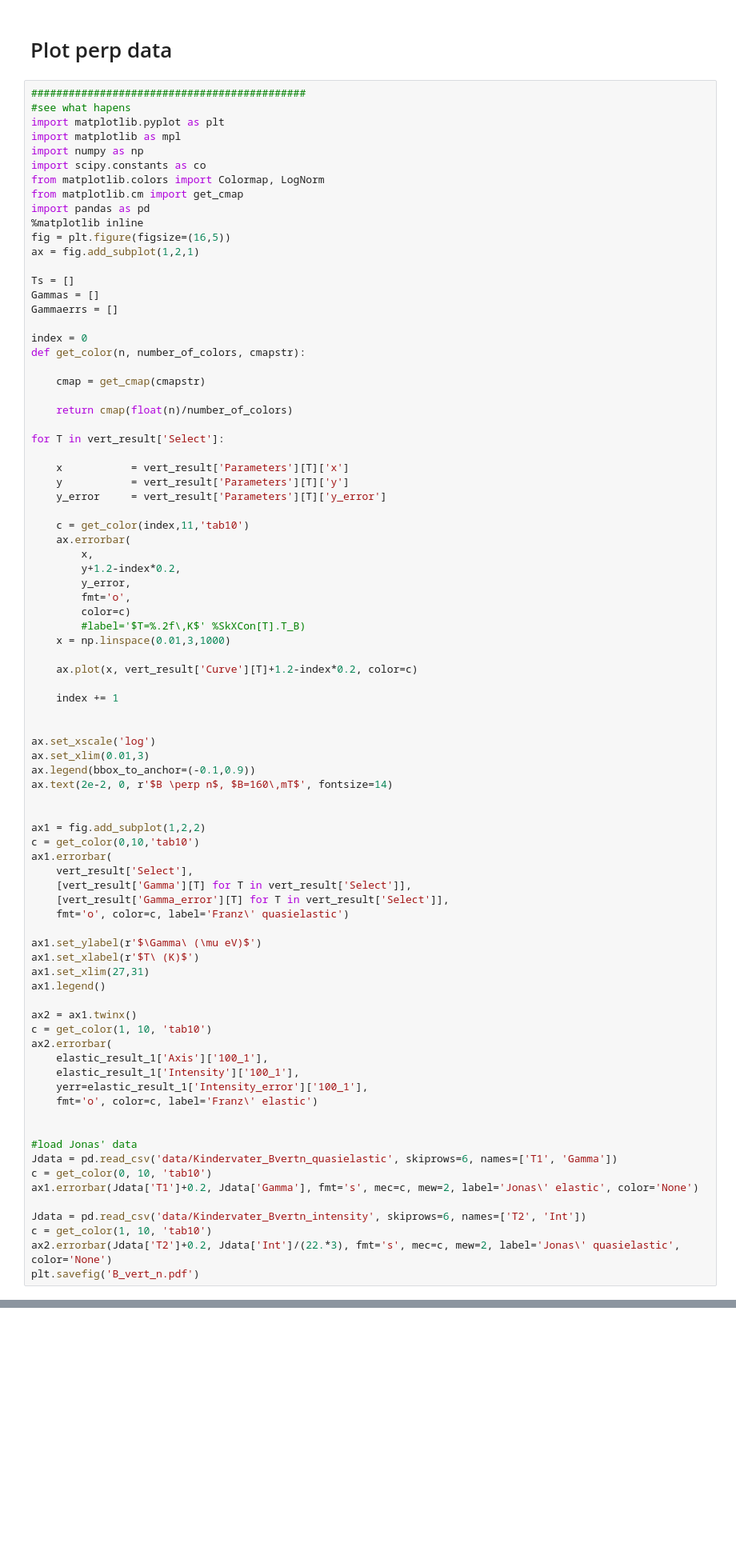
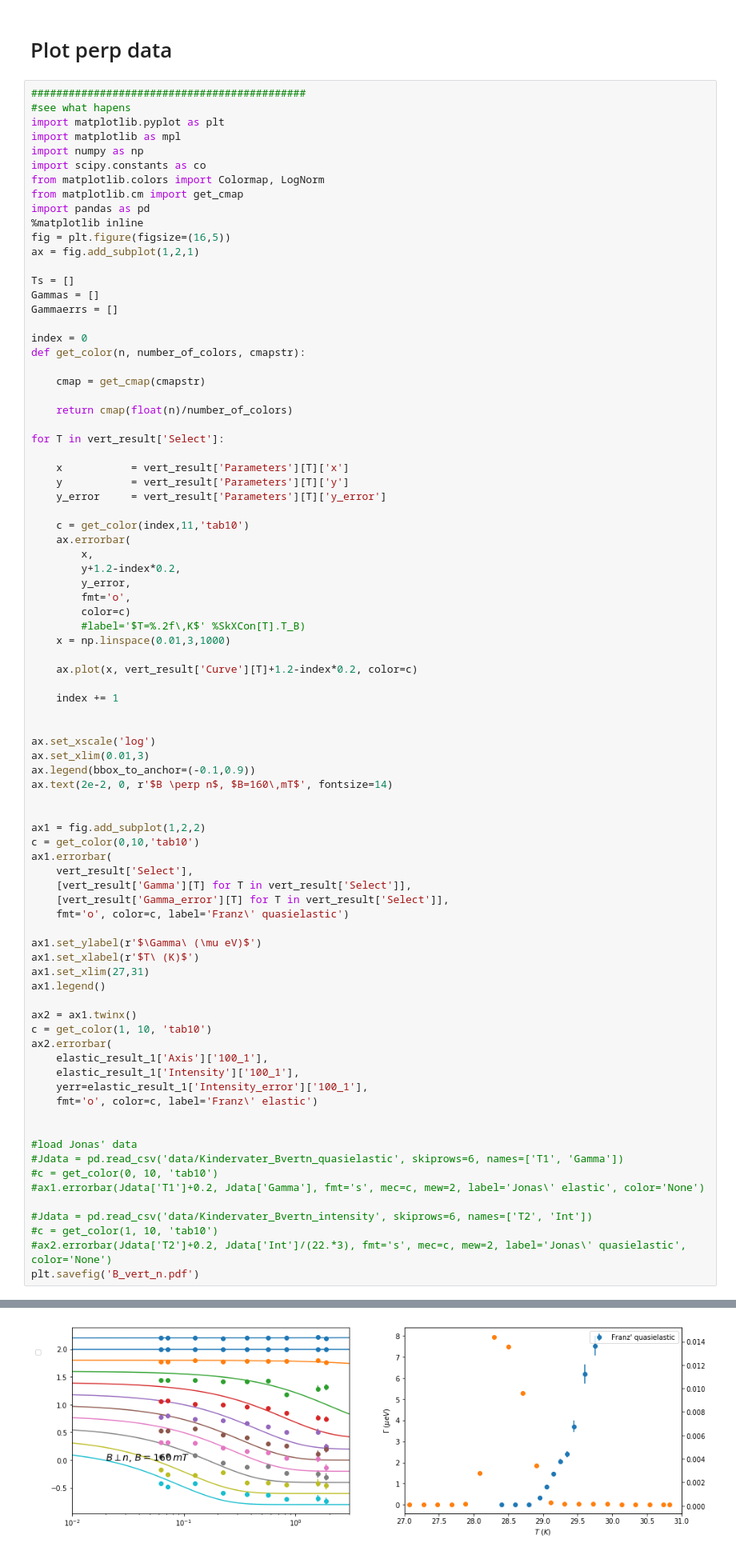
Before and after one commit to scgmlz/NSE_Soft, a Jupyter notebook: Examples/Tool.ipynb, the cells around one changed output, grey strips where cells are left out. Shown: that part at 80% size. Cells and saved outputs as stored; diff of their text form; blank space fills up the shorter version.

```diff
--- a/Examples/Tool.ipynb
+++ b/Examples/Tool.ipynb
@@ -356,11 +473,12 @@ ax2.errorbar(
 
 
 #load Jonas' data
-Jdata = pd.read_csv('data/Kindervater_Bvertn_quasielastic', skiprows=6, names=['T1', 'Gamma'])
-c = get_color(0, 10, 'tab10')
-ax1.errorbar(Jdata['T1']+0.2, Jdata['Gamma'], fmt='s', mec=c, mew=2, label='Jonas\' elastic', color='None')
+#Jdata = pd.read_csv('data/Kindervater_Bvertn_quasielastic', skiprows=6, names=['T1', 'Gamma'])
+#c = get_color(0, 10, 'tab10')
+#ax1.errorbar(Jdata['T1']+0.2, Jdata['Gamma'], fmt='s', mec=c, mew=2, label='Jonas\' elastic', color='None')
 
-Jdata = pd.read_csv('data/Kindervater_Bvertn_intensity', skiprows=6, names=['T2', 'Int'])
-c = get_color(1, 10, 'tab10')
-ax2.errorbar(Jdata['T2']+0.2, Jdata['Int']/(22.*3), fmt='s', mec=c, mew=2, label='Jonas\' quasielastic', color='None')
+#Jdata = pd.read_csv('data/Kindervater_Bvertn_intensity', skiprows=6, names=['T2', 'Int'])
+#c = get_color(1, 10, 'tab10')
+#ax2.errorbar(Jdata['T2']+0.2, Jdata['Int']/(22.*3), fmt='s', mec=c, mew=2, label='Jonas\' quasielastic', color='None')
 plt.savefig('B_vert_n.pdf')
+# %% [output]
@@ -367,3 +486,4 @@ plt.savefig('B_vert_n.pdf')
+[figure, added]
 # %% [markdown]
 # Plot parallel data
 # %%
```
Also changed, not shown: parts of 13 cells of this notebook, 5 other files.
